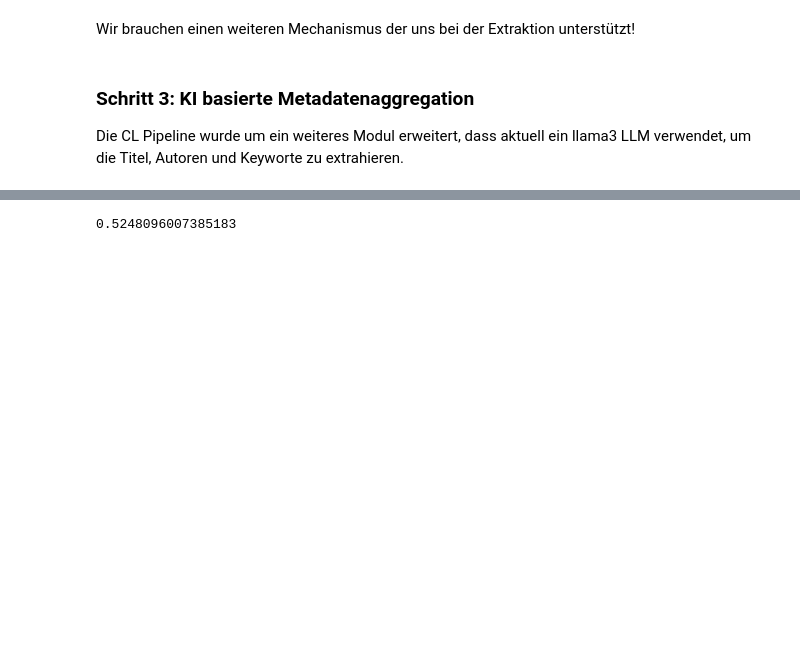
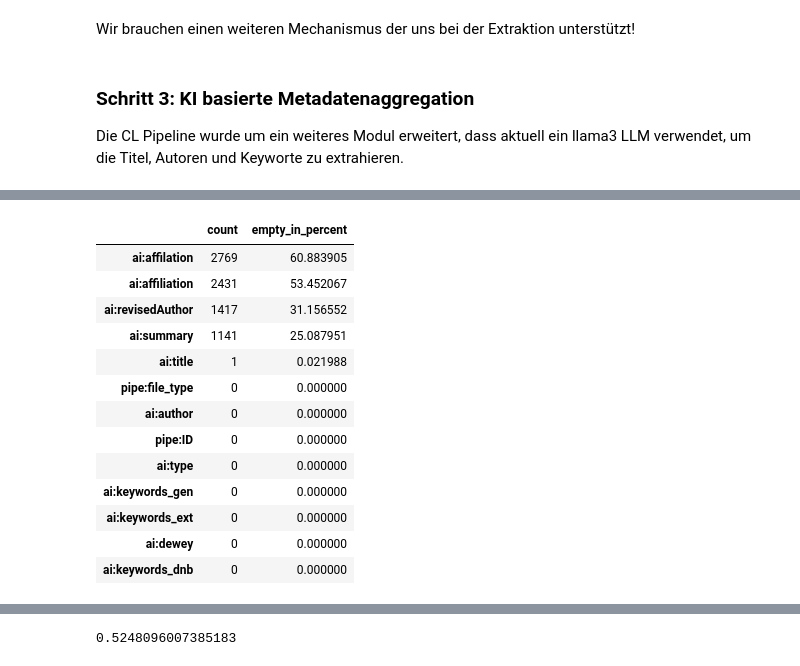
Before and after one commit to TUBAF-IFI-ConnectedLecturer/Data_analysis, a Jupyter notebook: OPAL/evaluate_metadata_extraction.ipynb, the cells around one changed output, grey strips where cells are left out. Cells and saved outputs as stored; diff of their text form; code cells hidden in the pictures; blank space fills up the shorter version.

```diff
--- a/OPAL/evaluate_metadata_extraction.ipynb
+++ b/OPAL/evaluate_metadata_extraction.ipynb
@@ -13,5 +13,5 @@ from DataHandler import DataHandler
 ## 1. Schritt: Bewertung der Metadaten von OER Inhalten aus dem LMS OPAL
 # %%
 dataHandler = DataHandler("config.yaml")
-df_opalmeta = dataHandler.load_data("files.df_opalmeta")
+df_opalmeta = dataHandler.load_data("data_files.raw_data.df_opalmeta")
 # %% [output]
@@ -141,5 +146,5 @@ Offenbar decken wir mit dieser Auswahl etwa 58 Prozent der in OPAL enthaltenen D
 
 Ein Skript der CL Pipeline hat diese, sofern vorhanden, für uns ausgelesen ...
 # %%
-df_filesmeta = dataHandler.load_data("files.df_filesmeta")
+df_filesmeta = dataHandler.load_data("data_files.raw_data.df_filesmeta")
 # %% [output]
@@ -201,6 +211,6 @@ Wir brauchen einen weiteren Mechanismus der uns bei der Extraktion unterstützt!
 
 Die CL Pipeline wurde um ein weiteres Modul erweitert, dass aktuell ein llama3 LLM verwendet, um die Titel, Autoren und Keyworte zu extrahieren.
 # %%
-df_aimeta = dataHandler.load_data("files.df_aimeta")
+df_aimeta = dataHandler.load_data("data_files.raw_data.df_aimeta")
 df_aimeta
 # %% [output]
@@ -218,3 +229,31 @@ df_aimeta
 | 4546 | 10MPMUvFFT_H0 | pdf | Marco Hamann, Michael Meinhold | [Vorname='Marco' Familienname='Ha... | Hochschule für Technik und Wirtsc... | Übungsblatt 9 Aufgaben mit Lösung... | Aufgabenblatt | ... |
 | 4547 | 11zdGfDSphJpg | pdf | Keine Angabe über den Autor/en. | [] |  | Bibliographische Ausgaben | Protokoll | ... |
 4548 rows × 13 columns
+# %%
+# Zähle die Einträge die leer sind oder leere Listen enthalten
+def is_empty_or_empty_list(x):
+    """Prüft ob ein Wert leer ist (leerer String oder leere Liste)"""
+    if x == '':
+        return True
+    if isinstance(x, list) and len(x) == 0:
+        return True
+    return False
+
+df_aimeta_empty = df_aimeta.apply(lambda x: x.apply(is_empty_or_empty_list)).sum(axis=0).rename("count").to_frame()
+df_aimeta_empty['empty_in_percent'] = df_aimeta_empty['count'] / len(df_aimeta) * 100
+df_aimeta_empty.sort_values(by='empty_in_percent', ascending=False)
+# %% [output]
+|  | count | empty_in_percent |
+| ai:affilation | 2769 | 60.883905 |
+| ai:affiliation | 2431 | 53.452067 |
+| ai:revisedAuthor | 1417 | 31.156552 |
+| ai:summary | 1141 | 25.087951 |
+| ai:title | 1 | 0.021988 |
+| pipe:file_type | 0 | 0.000000 |
+| ai:author | 0 | 0.000000 |
+| pipe:ID | 0 | 0.000000 |
+| ai:type | 0 | 0.000000 |
+| ai:keywords_gen | 0 | 0.000000 |
+| ai:keywords_ext | 0 | 0.000000 |
+| ai:dewey | 0 | 0.000000 |
+| ai:keywords_dnb | 0 | 0.000000 |
```
Also changed, not shown: parts of 8 cells of this notebook, 8 other files.
